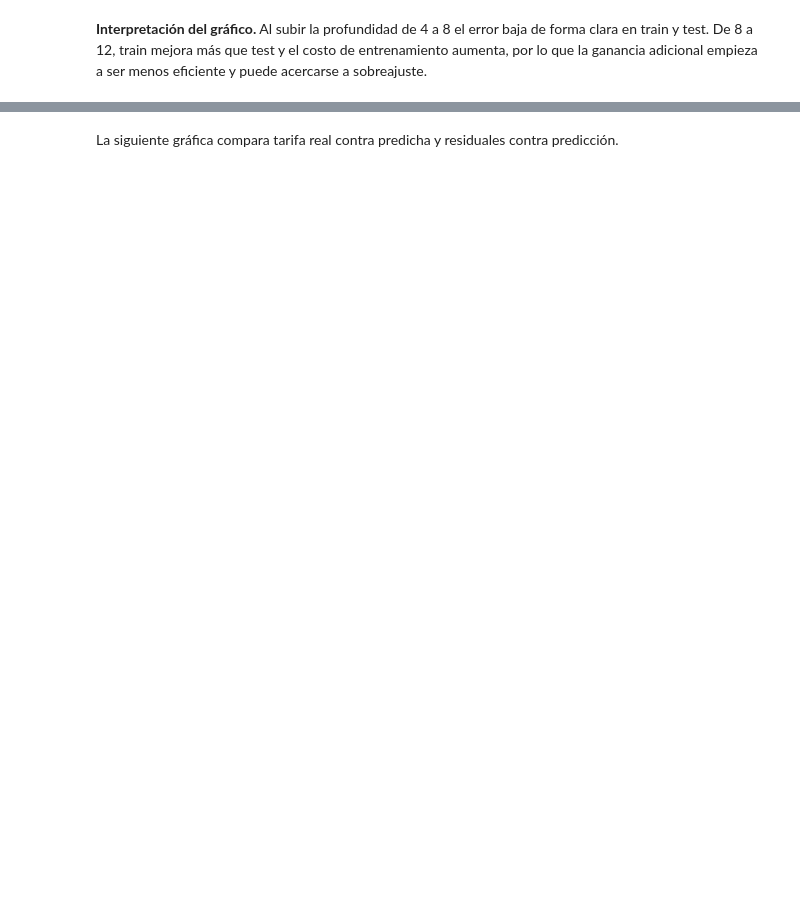
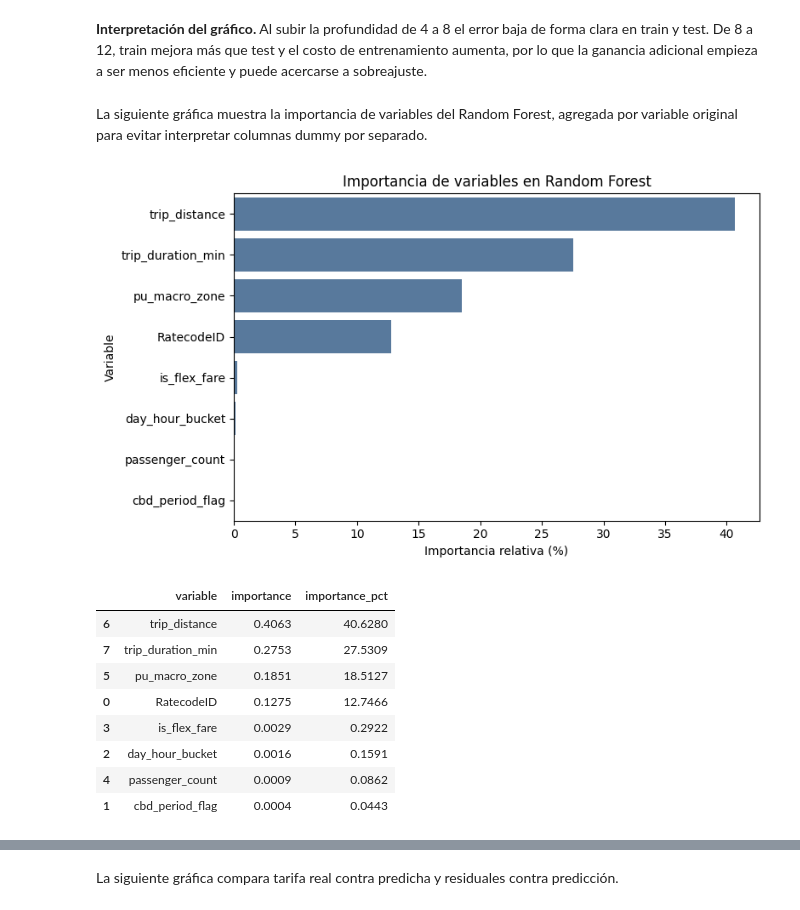
Before and after one commit to jjmonsalveg/big-data-mna, a Jupyter notebook: proyecto/etapa4/Proyecto_Final_12Equipo.ipynb, the cells around one changed output, grey strips where cells are left out. Saved outputs shown, nothing was run; the diff lists cells and outputs as text; code cells hidden in the pictures; blank space fills up the shorter version.

```diff
--- a/proyecto/etapa4/Proyecto_Final_12Equipo.ipynb
+++ b/proyecto/etapa4/Proyecto_Final_12Equipo.ipynb
@@ -2400,2 +2864,68 @@ display(complexity_df.round(4))
 # %% [markdown]
 **Interpretación del gráfico.** Al subir la profundidad de 4 a 8 el error baja de forma clara en train y test. De 8 a 12, train mejora más que test y el costo de entrenamiento aumenta, por lo que la ganancia adicional empieza a ser menos eficiente y puede acercarse a sobreajuste.
+# %% [markdown]
+La siguiente gráfica muestra la importancia de variables del Random Forest, agregada por variable original para evitar interpretar columnas dummy por separado.
+# %%
+feature_schema = best_pipeline_rf.transform(train_base_ml.limit(1)).schema["features"]
+feature_attrs = []
+for attr_group in feature_schema.metadata["ml_attr"]["attrs"].values():
+    feature_attrs.extend(attr_group)
+feature_attrs = sorted(feature_attrs, key=lambda attr: attr["idx"])
+
+rf_feature_importances = best_pipeline_rf.stages[-1].featureImportances.toArray()
+feature_importance_pdf = pd.DataFrame(
+    {
+        "feature": [attr["name"] for attr in feature_attrs],
+        "importance": rf_feature_importances,
+    }
+)
+
+
+def original_feature_name(feature_name):
+    if feature_name in SUPERVISED_NUM_COLS:
+        return feature_name
+    for col_name in SUPERVISED_CAT_COLS:
+        if feature_name.startswith(f"{col_name}_ohe"):
+            return col_name
+    return feature_name
+
+
+feature_importance_pdf["variable"] = feature_importance_pdf["feature"].apply(
+    original_feature_name
+)
+feature_importance_grouped_pdf = (
+    feature_importance_pdf.groupby("variable", as_index=False)["importance"]
+    .sum()
+    .sort_values("importance", ascending=False)
+)
+feature_importance_grouped_pdf["importance_pct"] = (
+    feature_importance_grouped_pdf["importance"]
+    / feature_importance_grouped_pdf["importance"].sum()
+    * 100
+)
+
+plt.figure(figsize=(8, 4.8))
+sns.barplot(
+    data=feature_importance_grouped_pdf,
+    x="importance_pct",
+    y="variable",
+    color="#4C78A8",
+)
+plt.title("Importancia de variables en Random Forest")
+plt.xlabel("Importancia relativa (%)")
+plt.ylabel("Variable")
+plt.tight_layout()
+plt.show()
+
+display(feature_importance_grouped_pdf.round(4))
+# %% [output]
+[figure, added]
+|  | variable | importance | importance_pct |
+| 6 | trip_distance | 0.4063 | 40.6280 |
+| 7 | trip_duration_min | 0.2753 | 27.5309 |
+| 5 | pu_macro_zone | 0.1851 | 18.5127 |
+| 0 | RatecodeID | 0.1275 | 12.7466 |
+| 3 | is_flex_fare | 0.0029 | 0.2922 |
+| 2 | day_hour_bucket | 0.0016 | 0.1591 |
+| 4 | passenger_count | 0.0009 | 0.0862 |
+| 1 | cbd_period_flag | 0.0004 | 0.0443 |
```
Also changed, not shown: parts of 72 cells of this notebook.
